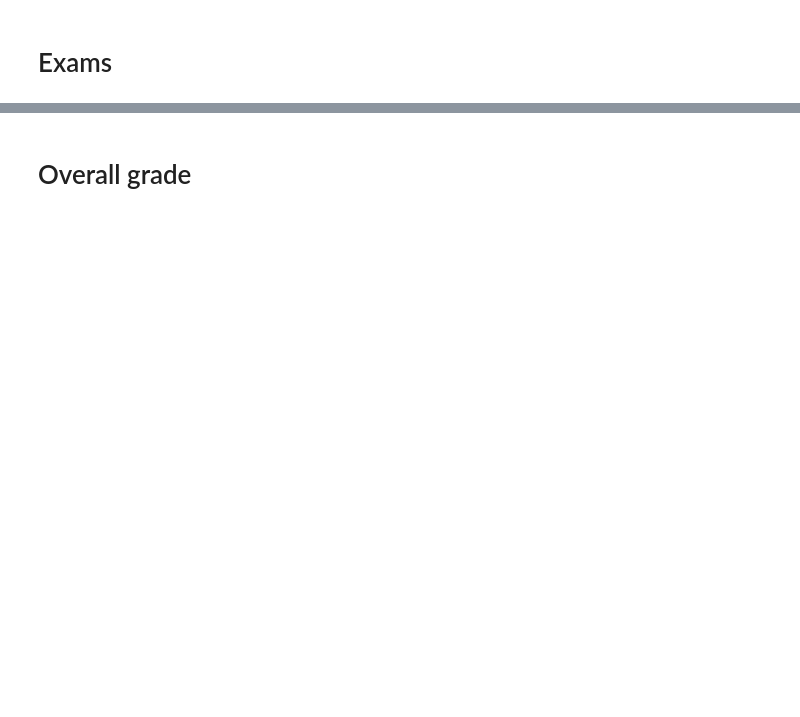
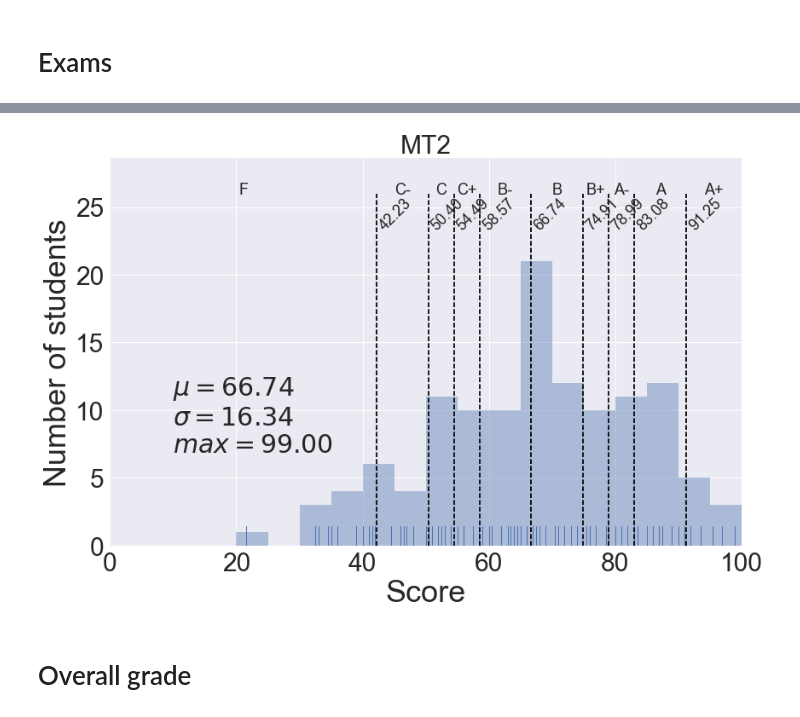
Before and after one commit to materialsvirtuallab/ceng114, a Jupyter notebook: grades/statsw2017.ipynb, the cells around one changed output, grey strips where cells are left out. Drawn from its saved outputs; the diff is of its cells as text; code cells hidden in the pictures; blank space fills up the shorter version.

```diff
--- a/grades/statsw2017.ipynb
+++ b/grades/statsw2017.ipynb
@@ -168,5 +172,7 @@ cutoffs = bar_plot(d, "MT1", annotate=True)
 # %%
-#cutoffs = bar_plot(d, "MT2", annotate=True)
+cutoffs = bar_plot(d, "MT2", annotate=True)
+# %% [output]
+[figure, added]
 # %%
 #cutoffs = bar_plot(d, "Final", annotate=True)
 # %% [markdown]
```
Also changed, not shown: parts of 6 cells of this notebook.
